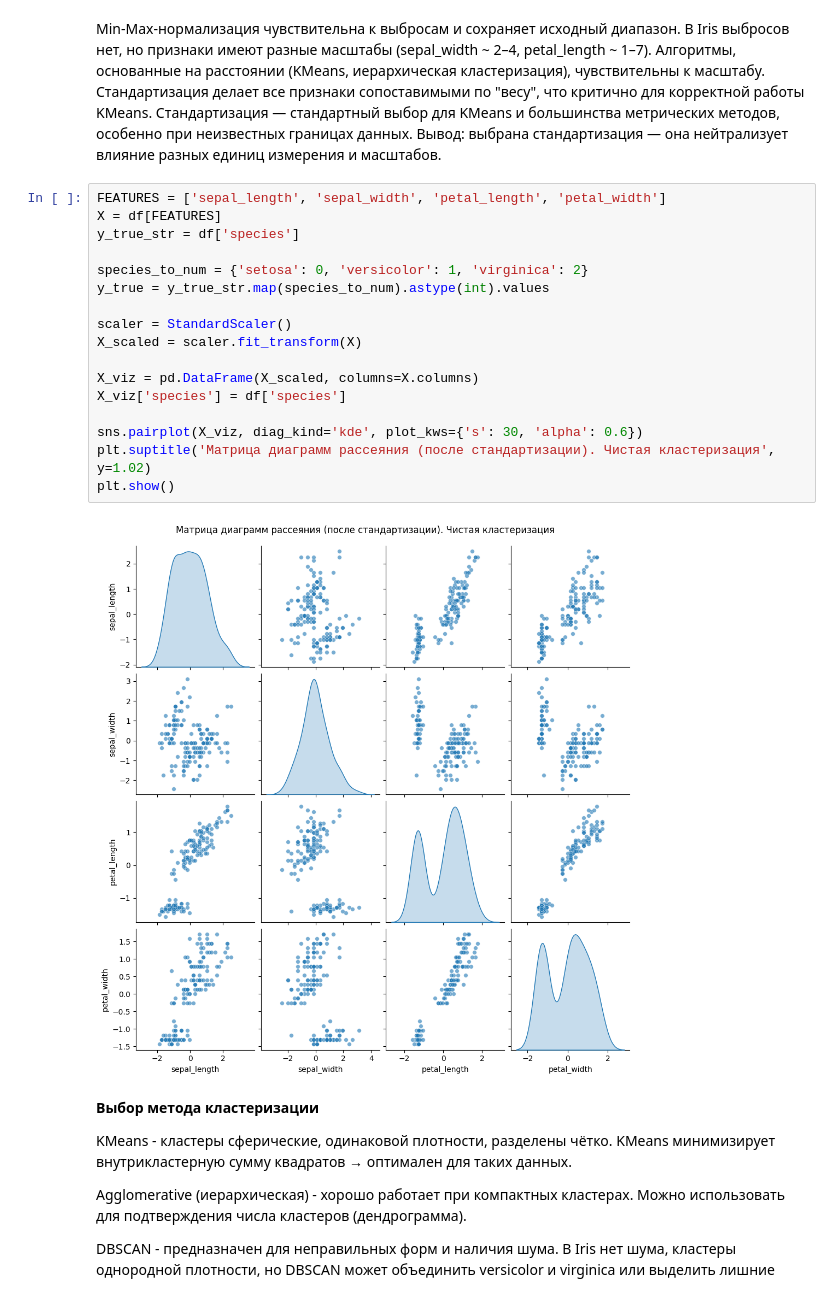
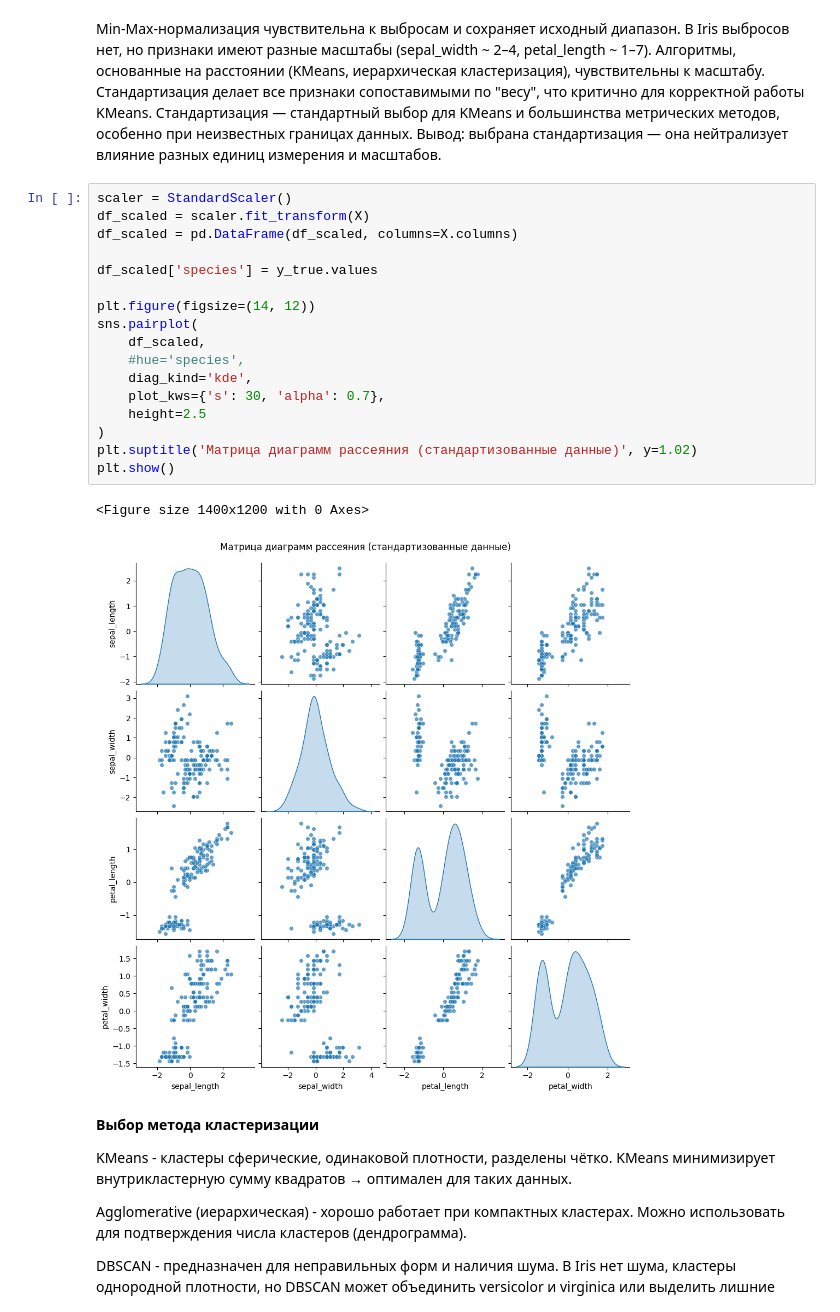
Before and after one commit to moorrriii/machine_learning, a Jupyter notebook: lab4.ipynb, the cells around one changed output. Cells and saved outputs as stored; diff of their text form.

```diff
--- a/lab4.ipynb
+++ b/lab4.ipynb
@@ -197,24 +180,25 @@ petal_length и petal_width имеют плоские распределения
 # %% [markdown]
 Min-Max-нормализация чувствительна к выбросам и сохраняет исходный диапазон. В Iris выбросов нет, но признаки имеют разные масштабы (sepal_width ~ 2–4, petal_length ~ 1–7). Алгоритмы, основанные на расстоянии (KMeans, иерархическая кластеризация), чувствительны к масштабу. Стандартизация делает все признаки сопоставимыми по "весу", что критично для корректной работы KMeans. Стандартизация — стандартный выбор для KMeans и большинства метрических методов, особенно при неизвестных границах данных. Вывод: выбрана стандартизация — она нейтрализует влияние разных единиц измерения и масштабов.
 # %%
-FEATURES = ['sepal_length', 'sepal_width', 'petal_length', 'petal_width']
-X = df[FEATURES]
-y_true_str = df['species']
+scaler = StandardScaler()
+df_scaled = scaler.fit_transform(X)
+df_scaled = pd.DataFrame(df_scaled, columns=X.columns)
 
-species_to_num = {'setosa': 0, 'versicolor': 1, 'virginica': 2}
-y_true = y_true_str.map(species_to_num).astype(int).values
+df_scaled['species'] = y_true.values
 
-scaler = StandardScaler()
-X_scaled = scaler.fit_transform(X)
-
-X_viz = pd.DataFrame(X_scaled, columns=X.columns)
-X_viz['species'] = df['species']
-
-sns.pairplot(X_viz, diag_kind='kde', plot_kws={'s': 30, 'alpha': 0.6})
-plt.suptitle('Матрица диаграмм рассеяния (после стандартизации). Чистая кластеризация', y=1.02)
+plt.figure(figsize=(14, 12))
+sns.pairplot(
+    df_scaled,
+    #hue='species',
+    diag_kind='kde',
+    plot_kws={'s': 30, 'alpha': 0.7},
+    height=2.5
+)
+plt.suptitle('Матрица диаграмм рассеяния (стандартизованные данные)', y=1.02)
 plt.show()
 # %% [output]
+<Figure size 1400x1200 with 0 Axes>
-[figure, old version]
+[figure, new version]
 # %% [markdown]
 **Выбор метода кластеризации**
 
```
Also changed, not shown: parts of 47 cells of this notebook.
